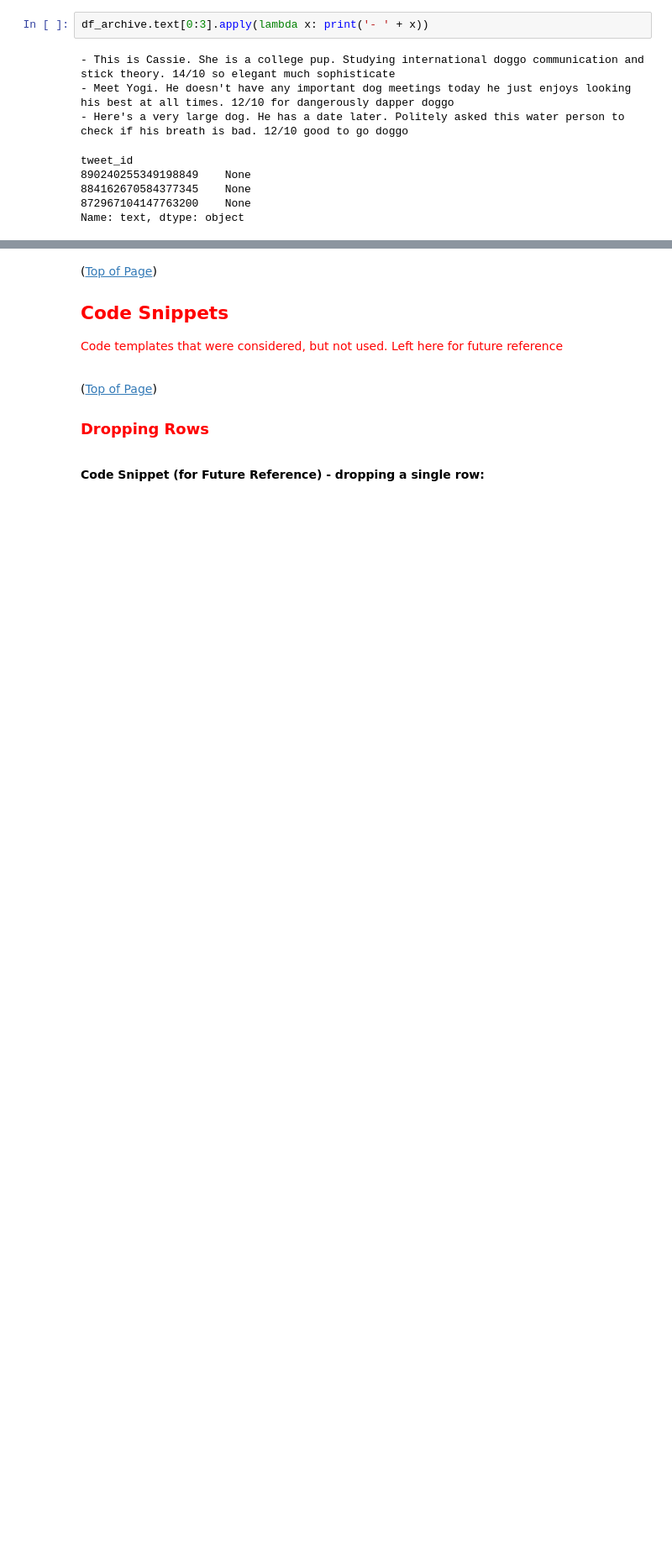
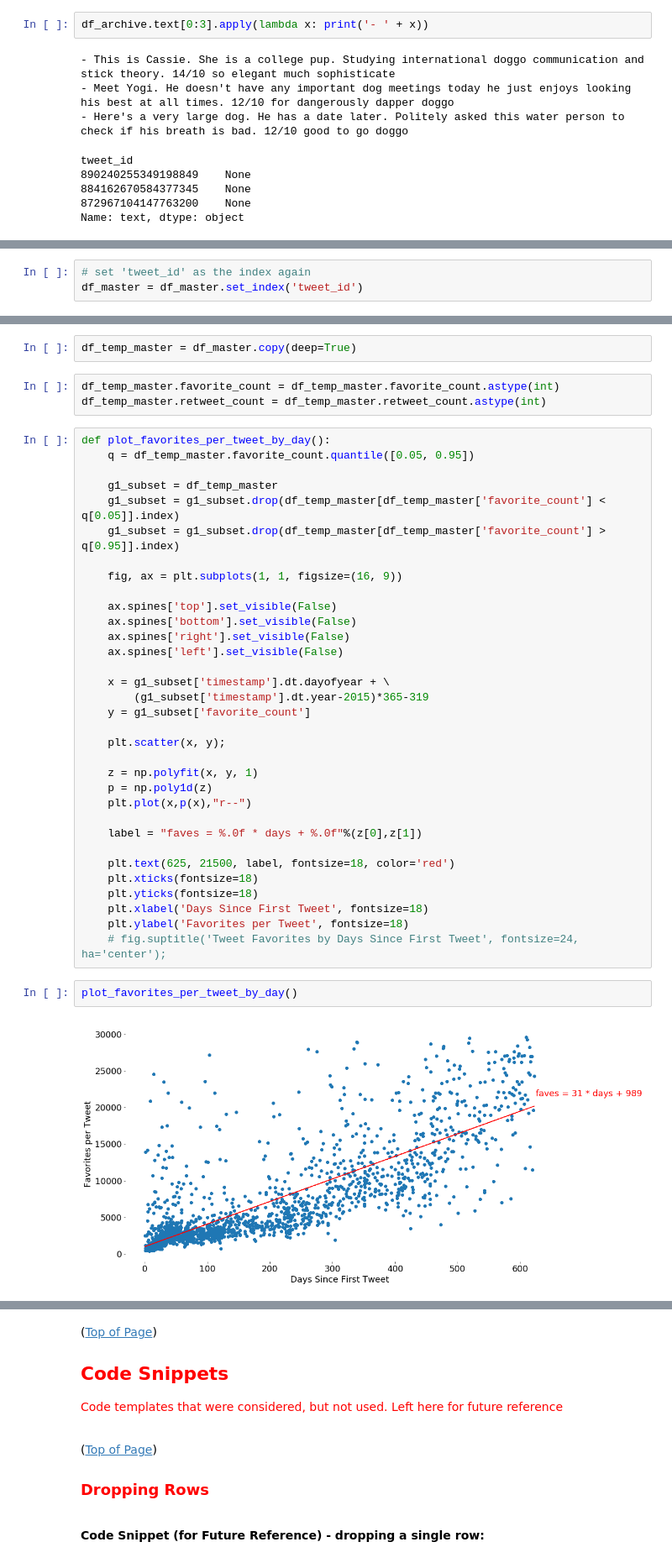
Before and after one commit to ldemastersmith/GoodDoggo, a Jupyter notebook: wrangle_act.ipynb, the cells around one changed output, grey strips where cells are left out. Shown: that part at 84% size. Drawn from its saved outputs; the diff is of its cells as text; blank space fills up the shorter version.

```diff
--- a/wrangle_act.ipynb
+++ b/wrangle_act.ipynb
@@ -1784,0 +1851,3 @@ Name: text, dtype: object
+# %%
+# set 'tweet_id' as the index again
+df_master = df_master.set_index('tweet_id')
@@ -1784,0 +1970,42 @@ Name: text, dtype: object
+# %%
+df_temp_master = df_master.copy(deep=True)
+# %%
+df_temp_master.favorite_count = df_temp_master.favorite_count.astype(int)
+df_temp_master.retweet_count = df_temp_master.retweet_count.astype(int)
+# %%
+def plot_favorites_per_tweet_by_day():
+    q = df_temp_master.favorite_count.quantile([0.05, 0.95])
+
+    g1_subset = df_temp_master
+    g1_subset = g1_subset.drop(df_temp_master[df_temp_master['favorite_count'] < q[0.05]].index)
+    g1_subset = g1_subset.drop(df_temp_master[df_temp_master['favorite_count'] > q[0.95]].index)
+
+    fig, ax = plt.subplots(1, 1, figsize=(16, 9))
+
+    ax.spines['top'].set_visible(False)
+    ax.spines['bottom'].set_visible(False)
+    ax.spines['right'].set_visible(False)
+    ax.spines['left'].set_visible(False)
+
+    x = g1_subset['timestamp'].dt.dayofyear + \
+        (g1_subset['timestamp'].dt.year-2015)*365-319
+    y = g1_subset['favorite_count']
+
+    plt.scatter(x, y);
+
+    z = np.polyfit(x, y, 1)
+    p = np.poly1d(z)
+    plt.plot(x,p(x),"r--")
+
+    label = "faves = %.0f * days + %.0f"%(z[0],z[1])
+
+    plt.text(625, 21500, label, fontsize=18, color='red')
+    plt.xticks(fontsize=18)
+    plt.yticks(fontsize=18)
+    plt.xlabel('Days Since First Tweet', fontsize=18)
+    plt.ylabel('Favorites per Tweet', fontsize=18)
+    # fig.suptitle('Tweet Favorites by Days Since First Tweet', fontsize=24, ha='center');
+# %%
+plot_favorites_per_tweet_by_day()
+# %% [output]
+[figure, added]
```
Also changed, not shown: parts of 64 cells of this notebook.
